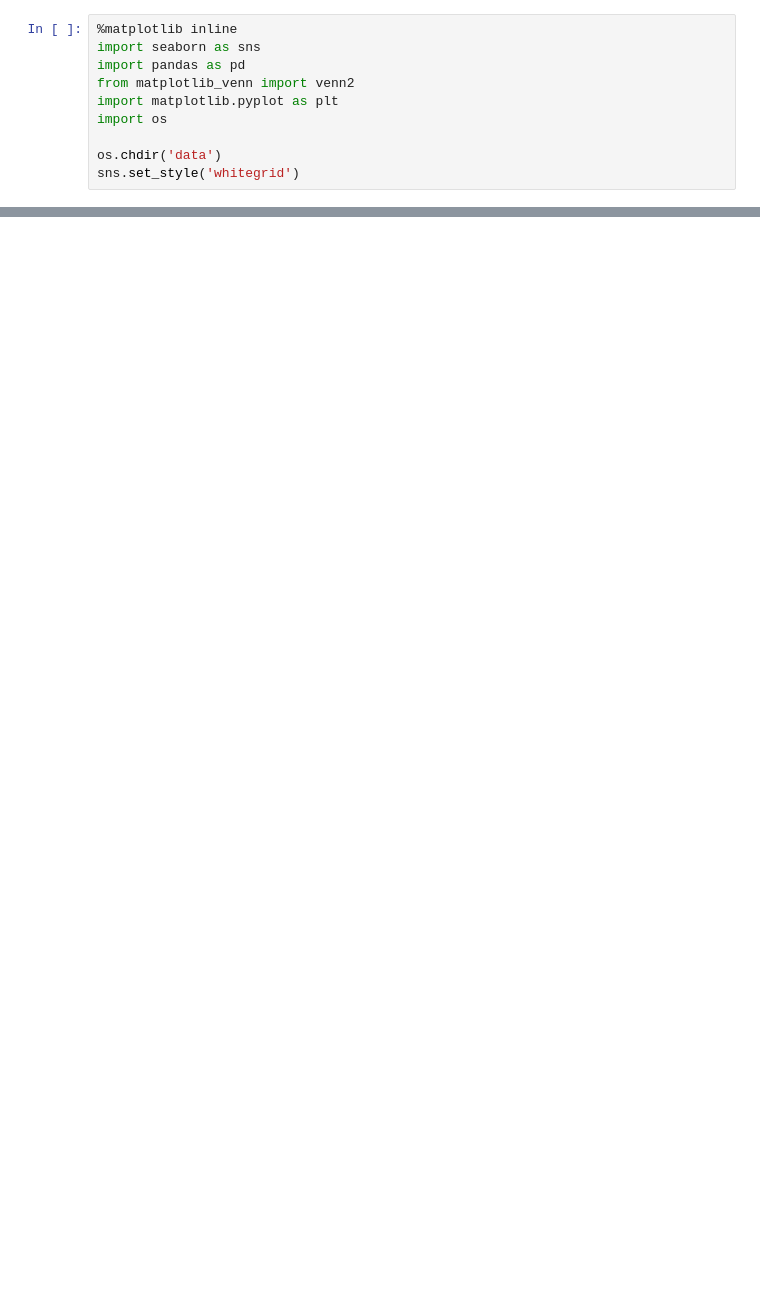
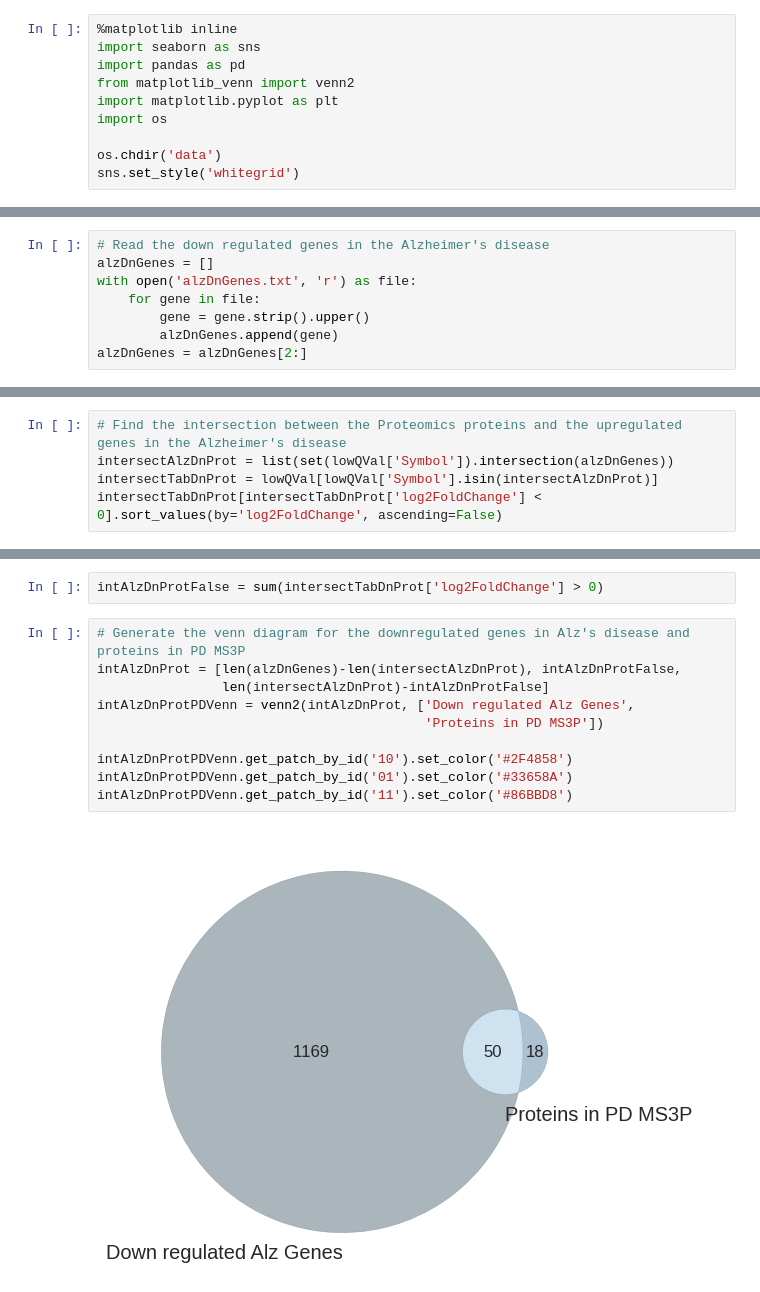
Before and after one commit to J-Wengler/winter-internship-2017, a Jupyter notebook: src/Comparison between Alzheimer's and Parkinson's Disease.ipynb, the cells around one changed output, grey strips where cells are left out. Saved outputs shown, nothing was run; the diff lists cells and outputs as text; blank space fills up the shorter version.

```diff
--- a/src/Comparison between Alzheimer's and Parkinson's Disease.ipynb
+++ b/src/Comparison between Alzheimer's and Parkinson's Disease.ipynb
@@ -53,0 +34,8 @@ intersectTab[intersectTab['log2FoldChange'] > 0].sort_values(by='log2FoldChange'
+# %%
+# Read the down regulated genes in the Alzheimer's disease
+alzDnGenes = []
+with open('alzDnGenes.txt', 'r') as file:
+    for gene in file:
+        gene = gene.strip().upper()
+        alzDnGenes.append(gene)
+alzDnGenes = alzDnGenes[2:]
@@ -53,0 +137,5 @@ intersectTab[intersectTab['log2FoldChange'] > 0].sort_values(by='log2FoldChange'
+# %%
+# Find the intersection between the Proteomics proteins and the upregulated genes in the Alzheimer's disease
+intersectAlzDnProt = list(set(lowQVal['Symbol']).intersection(alzDnGenes))
+intersectTabDnProt = lowQVal[lowQVal['Symbol'].isin(intersectAlzDnProt)]
+intersectTabDnProt[intersectTabDnProt['log2FoldChange'] < 0].sort_values(by='log2FoldChange', ascending=False)
@@ -53,0 +181,14 @@ intersectTab[intersectTab['log2FoldChange'] > 0].sort_values(by='log2FoldChange'
+# %%
+intAlzDnProtFalse = sum(intersectTabDnProt['log2FoldChange'] > 0)
+# %%
+# Generate the venn diagram for the downregulated genes in Alz's disease and proteins in PD MS3P
+intAlzDnProt = [len(alzDnGenes)-len(intersectAlzDnProt), intAlzDnProtFalse,
+                len(intersectAlzDnProt)-intAlzDnProtFalse]
+intAlzDnProtPDVenn = venn2(intAlzDnProt, ['Down regulated Alz Genes',
+                                          'Proteins in PD MS3P'])
+
+intAlzDnProtPDVenn.get_patch_by_id('10').set_color('#2F4858')
+intAlzDnProtPDVenn.get_patch_by_id('01').set_color('#33658A')
+intAlzDnProtPDVenn.get_patch_by_id('11').set_color('#86BBD8')
+# %% [output]
+[figure, added]
```
Also changed, not shown: parts of 12 cells of this notebook.
